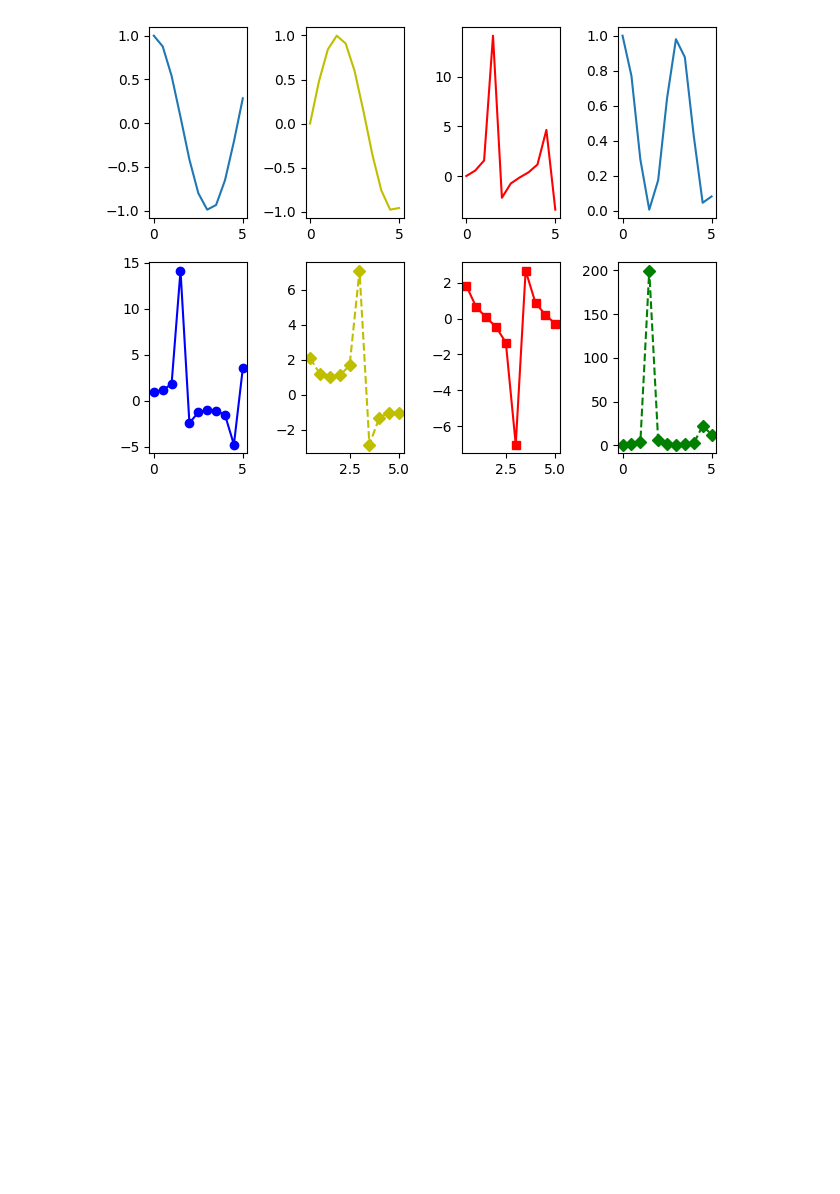
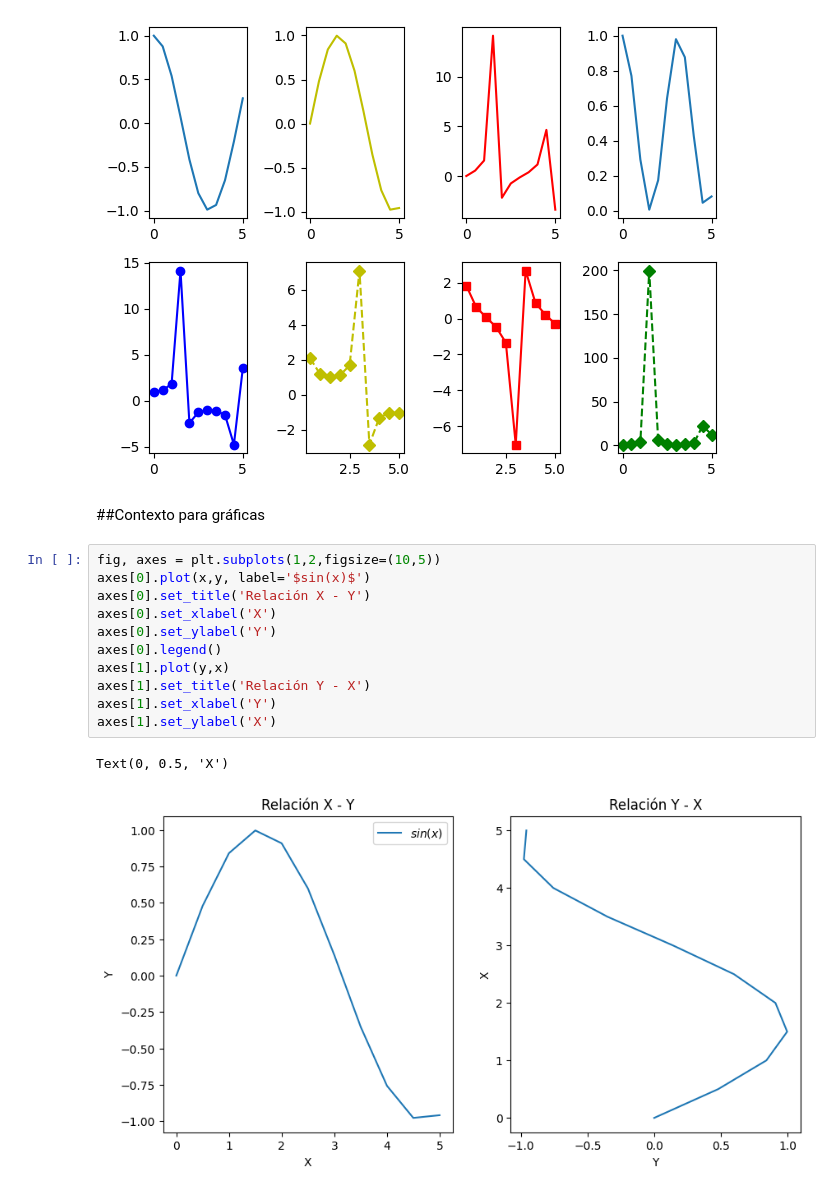
Before and after one commit to Mvinachi/Hyperblog, a Jupyter notebook: Pyplot.ipynb, the cells around one changed output. Saved outputs shown, nothing was run; the diff lists cells and outputs as text; blank space fills up the shorter version.

```diff
--- a/Pyplot.ipynb
+++ b/Pyplot.ipynb
@@ -143,3 +143,19 @@ ax8.plot(x,1/np.cos(x)**2,'gD--')
 fig.tight_layout()
 # %% [output]
 [figure]
+# %% [markdown]
+##Contexto para gráficas
+# %%
+fig, axes = plt.subplots(1,2,figsize=(10,5))
+axes[0].plot(x,y, label='$sin(x)$')
+axes[0].set_title('Relación X - Y')
+axes[0].set_xlabel('X')
+axes[0].set_ylabel('Y')
+axes[0].legend()
+axes[1].plot(y,x)
+axes[1].set_title('Relación Y - X')
+axes[1].set_xlabel('Y')
+axes[1].set_ylabel('X')
+# %% [output]
+Text(0, 0.5, 'X')
+[figure, added]
```
Also changed, not shown: parts of 10 cells of this notebook.
